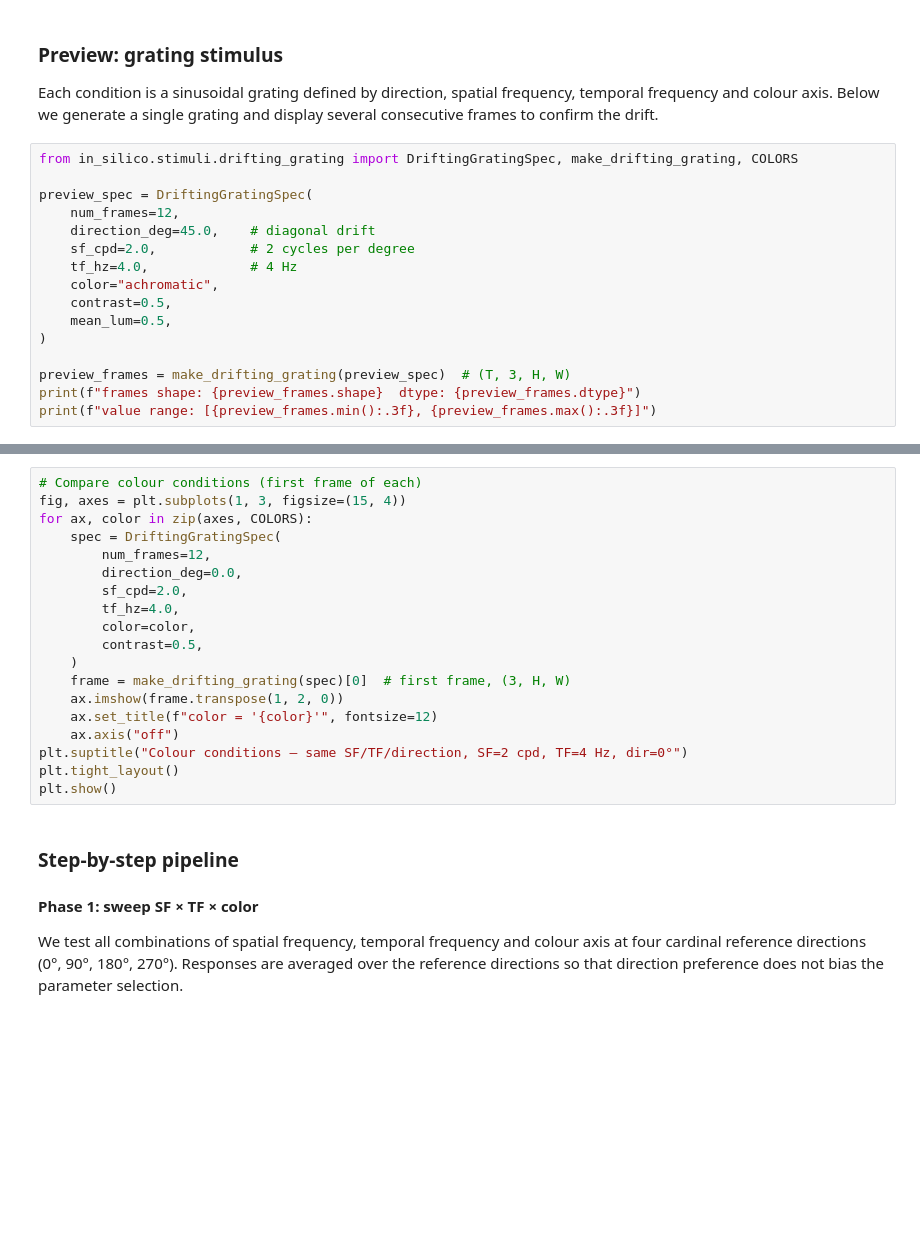
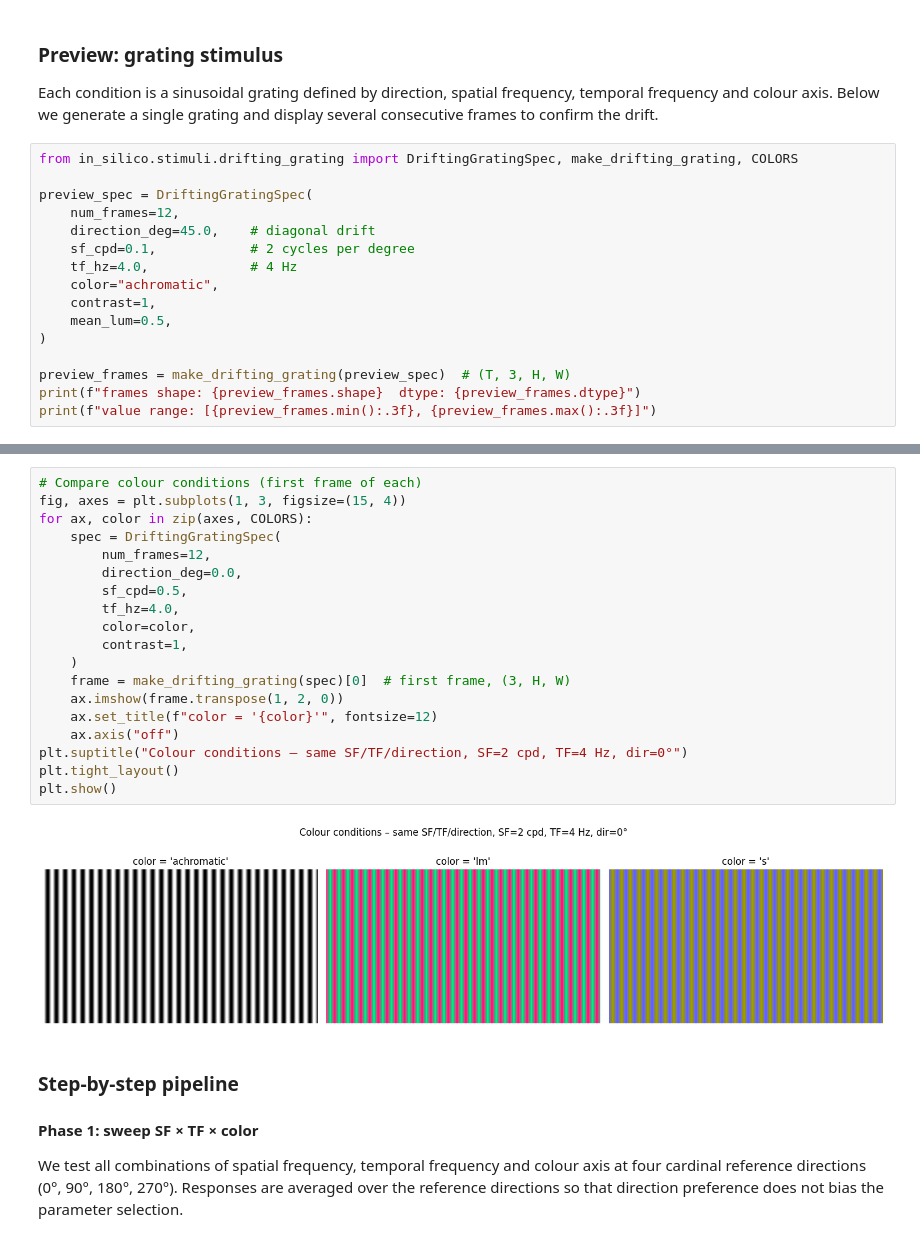
Before and after one commit to katrinfranke/analysis_parametric, a Jupyter notebook: notebooks/drifting_grating.ipynb, the cells around one changed output, grey strips where cells are left out. Cells and saved outputs as stored; diff of their text form; blank space fills up the shorter version.

```diff
--- a/notebooks/drifting_grating.ipynb
+++ b/notebooks/drifting_grating.ipynb
@@ -79,10 +95,10 @@ from in_silico.stimuli.drifting_grating import DriftingGratingSpec, make_driftin
 preview_spec = DriftingGratingSpec(
     num_frames=12,
     direction_deg=45.0,    # diagonal drift
-    sf_cpd=2.0,            # 2 cycles per degree
+    sf_cpd=0.1,            # 2 cycles per degree
     tf_hz=4.0,             # 4 Hz
     color="achromatic",
-    contrast=0.5,
+    contrast=1,
     mean_lum=0.5,
 )
 
@@ -107,22 +128,24 @@ plt.show()
 # %%
 # Compare colour conditions (first frame of each)
 fig, axes = plt.subplots(1, 3, figsize=(15, 4))
 for ax, color in zip(axes, COLORS):
     spec = DriftingGratingSpec(
         num_frames=12,
         direction_deg=0.0,
-        sf_cpd=2.0,
+        sf_cpd=0.5,
         tf_hz=4.0,
         color=color,
-        contrast=0.5,
+        contrast=1,
     )
     frame = make_drifting_grating(spec)[0]  # first frame, (3, H, W)
     ax.imshow(frame.transpose(1, 2, 0))
     ax.set_title(f"color = '{color}'", fontsize=12)
     ax.axis("off")
 plt.suptitle("Colour conditions – same SF/TF/direction, SF=2 cpd, TF=4 Hz, dir=0°")
 plt.tight_layout()
 plt.show()
+# %% [output]
+[figure, added]
 # %% [markdown]
 ### Step-by-step pipeline
 
```
Also changed, not shown: parts of 11 cells of this notebook, 2 other files.
